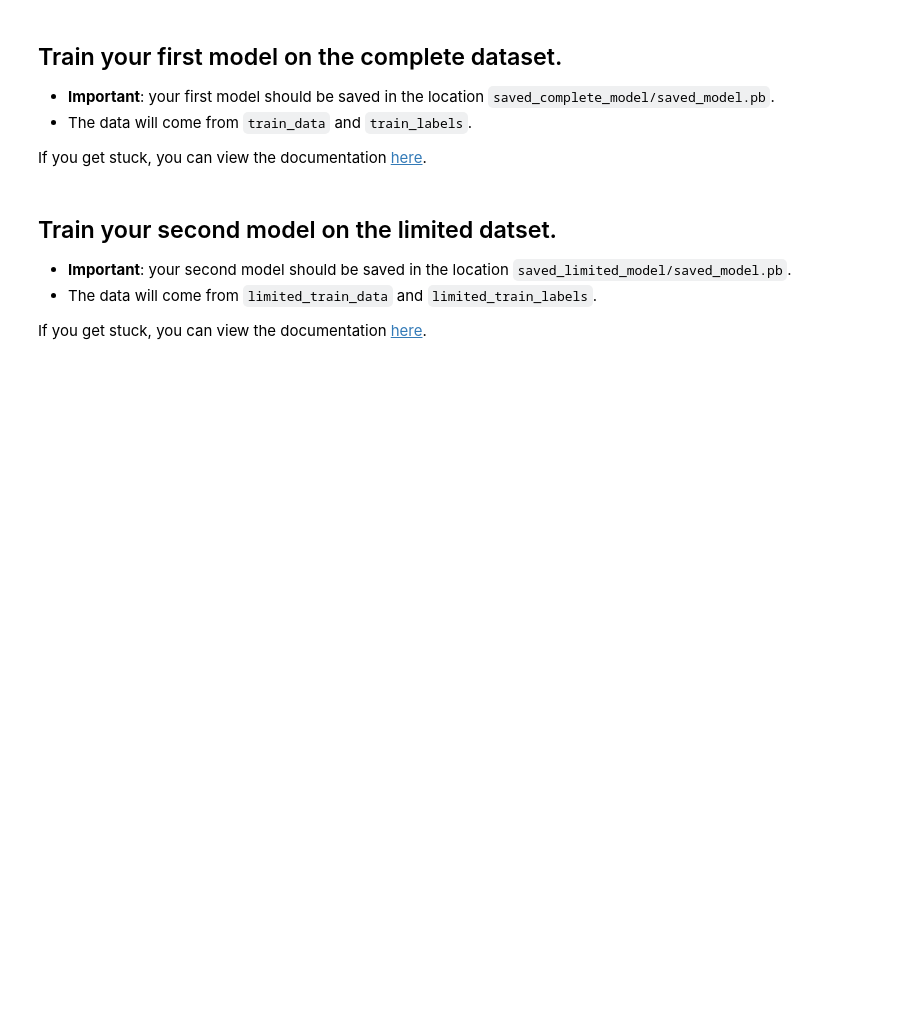
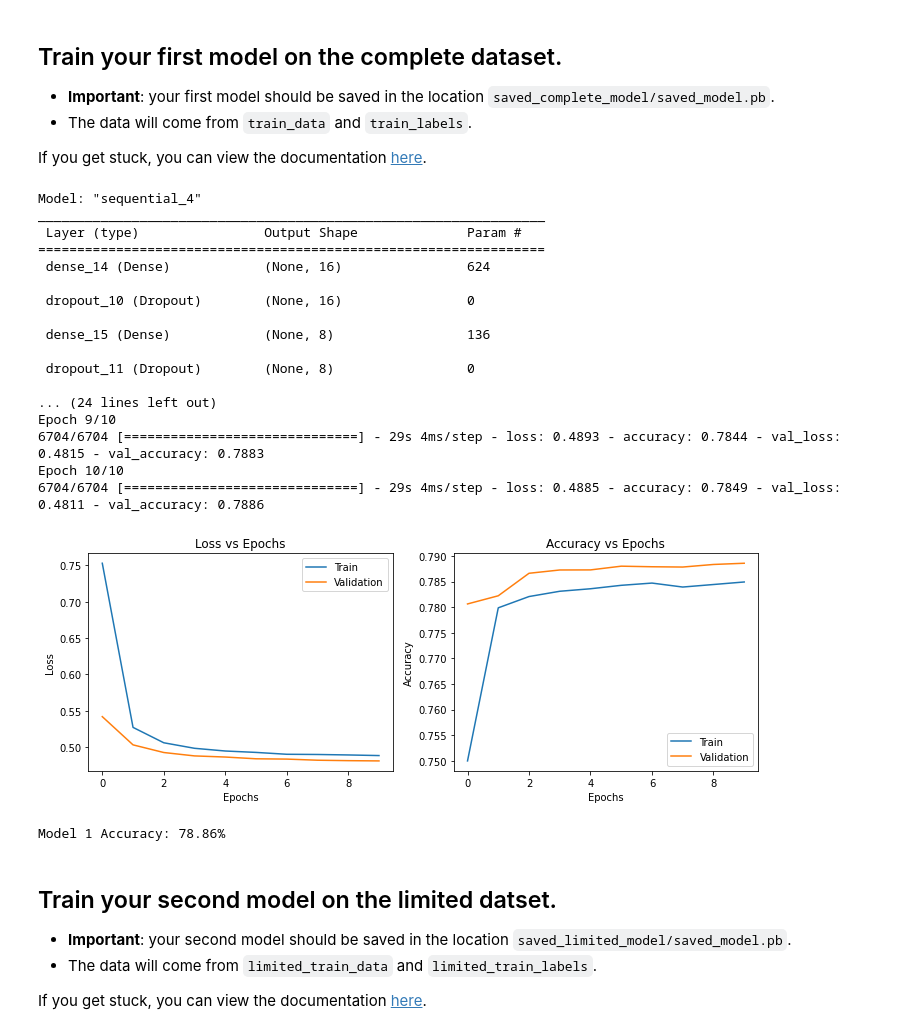
Before and after one commit to MengOonLee/Google_cloud, a Jupyter notebook: ipynb/WIT_challenge.ipynb, the cells around one changed output. Saved outputs shown, nothing was run; the diff lists cells and outputs as text; code cells hidden in the pictures; blank space fills up the shorter version.

```diff
--- a/ipynb/WIT_challenge.ipynb
+++ b/ipynb/WIT_challenge.ipynb
@@ -179,18 +223,60 @@ from tensorflow.keras.layers import Dense
 # %%
 # This is the size of the array you'll be feeding into our model for each example
 input_size = len(train_data.iloc[0])
+kernel_initializer = initializers.RandomNormal(mean=0.0, stddev=1.0)
+kernel_regularizer = regularizers.l1_l2(l1=1e-4, l2=1e-5)
+bias_initializer = initializers.Ones()
+bias_regularizer = regularizers.l2(l2=1e-5)
+callbacks = [EarlyStopping(monitor='val_loss', patience=2, min_delta=0.001)]
 
 # Train the first model on the complete dataset. Use `train_data` for your data and `train_labels` for you labels.
 
 # ---- TODO ---------
 # create the model = Sequential()
 model = Sequential()
 # model.add (your layers)
-model.add(Dense(8, input_shape=input_size))
+model.add(Dense(16, activation='relu',
+    kernel_initializer=kernel_initializer,
+    kernel_regularizer=kernel_regularizer,
+    bias_initializer=bias_initializer,
+    bias_regularizer=bias_regularizer,
+    input_shape=(input_size,)))
+model.add(layers.Dropout(0.3))
+model.add(Dense(8, activation='relu',
+    kernel_initializer=kernel_initializer,
+    kernel_regularizer=kernel_regularizer,
+    bias_initializer=bias_initializer,
+    bias_regularizer=bias_regularizer))
+model.add(layers.Dropout(0.3))
+model.add(Dense(1, activation='sigmoid'))
+print(model.summary())
 # model.compile
-model.compile(optimizer='sgd', loss='binary_crossentropy')
+optimizer = optimizers.Adam(learning_rate=1e-3)
+model.compile(loss='binary_crossentropy', metrics=['accuracy'], optimizer=optimizer)
 # model.fit
-model.fit(train_data, train_label, batch_size=32, epochs=10)
+history = model.fit(train_data, train_labels, batch_size=32, epochs=10,
+    validation_data=(test_data, test_labels), verbose=True,
+    callbacks=callbacks)
+plot_history(history)
+# %% [output]
+Model: "sequential_4"
+_________________________________________________________________
+ Layer (type)                Output Shape              Param #
+=================================================================
+ dense_14 (Dense)            (None, 16)                624
+
+ dropout_10 (Dropout)        (None, 16)                0
+
+ dense_15 (Dense)            (None, 8)                 136
+
+ dropout_11 (Dropout)        (None, 8)                 0
+
+... (24 lines left out)
+Epoch 9/10
+6704/6704 [==============================] - 29s 4ms/step - loss: 0.4893 - accuracy: 0.7844 - val_loss: 0.4815 - val_accuracy: 0.7883
+Epoch 10/10
+6704/6704 [==============================] - 29s 4ms/step - loss: 0.4885 - accuracy: 0.7849 - val_loss: 0.4811 - val_accuracy: 0.7886
+[figure, added]
 # %%
 # Save your model
 !mkdir -p saved_complete_model
@@ -200,6 +286,8 @@ model.save('saved_complete_model')
 y_pred = model.predict(test_data)
 acc = accuracy_score(test_labels, y_pred.round())
 print("Model 1 Accuracy: %.2f%%" % (acc * 100.0))
+# %% [output]
+Model 1 Accuracy: 78.86%
 # %% [markdown]
 ## Train your second model on the limited datset.
 
```
Also changed, not shown: parts of 13 cells of this notebook.
